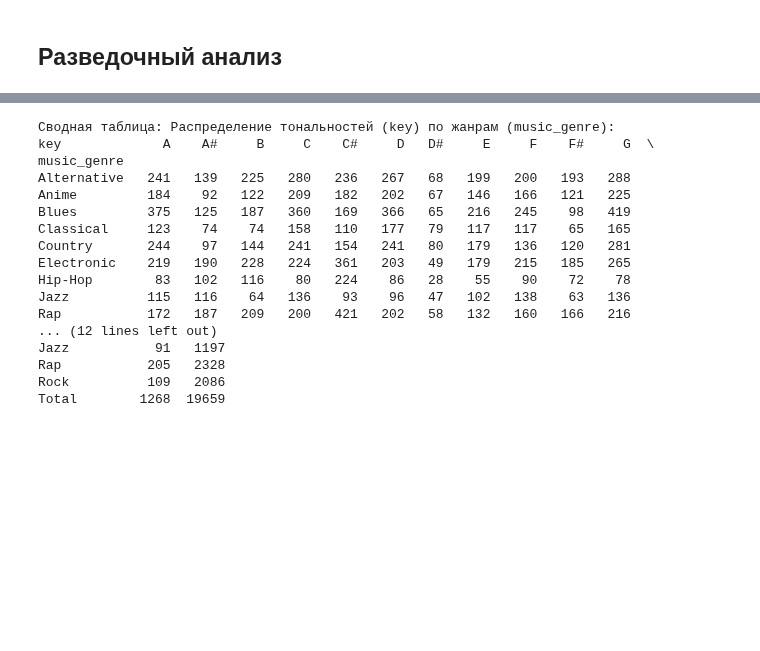
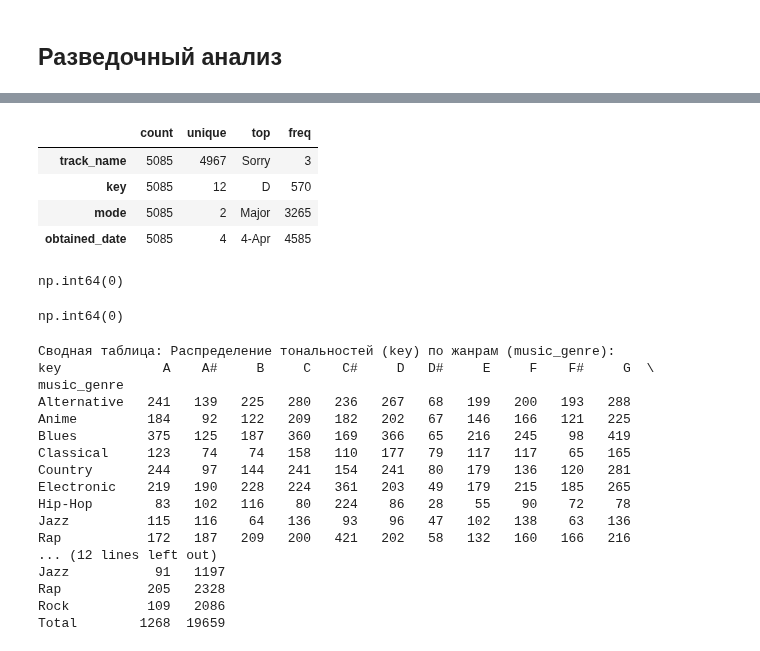
Before and after one commit to iZemenkov/HSE-ML-TEAM-4, a Jupyter notebook: Project_Music_genre_prediction.ipynb, the cells around one changed output, grey strips where cells are left out. Saved outputs shown, nothing was run; the diff lists cells and outputs as text; code cells hidden in the pictures; blank space fills up the shorter version.

```diff
--- a/Project_Music_genre_prediction.ipynb
+++ b/Project_Music_genre_prediction.ipynb
@@ -453,3 +513,19 @@ dtype: int64
+# %%
+test_filled.describe(include='object').T
+# %% [output]
+|  | count | unique | top | freq |
+| track_name | 5085 | 4967 | Sorry | 3 |
+| key | 5085 | 12 | D | 570 |
+| mode | 5085 | 2 | Major | 3265 |
+| obtained_date | 5085 | 4 | 4-Apr | 4585 |
+# %%
+train_filled.duplicated().sum()
+# %% [output]
+np.int64(0)
+# %%
+test_filled.duplicated().sum()
+# %% [output]
+np.int64(0)
 # %%
 %%capture
 profile_train = ProfileReport(train_filled, title="Profiling Report")
```
Also changed, not shown: parts of 12 cells of this notebook.
